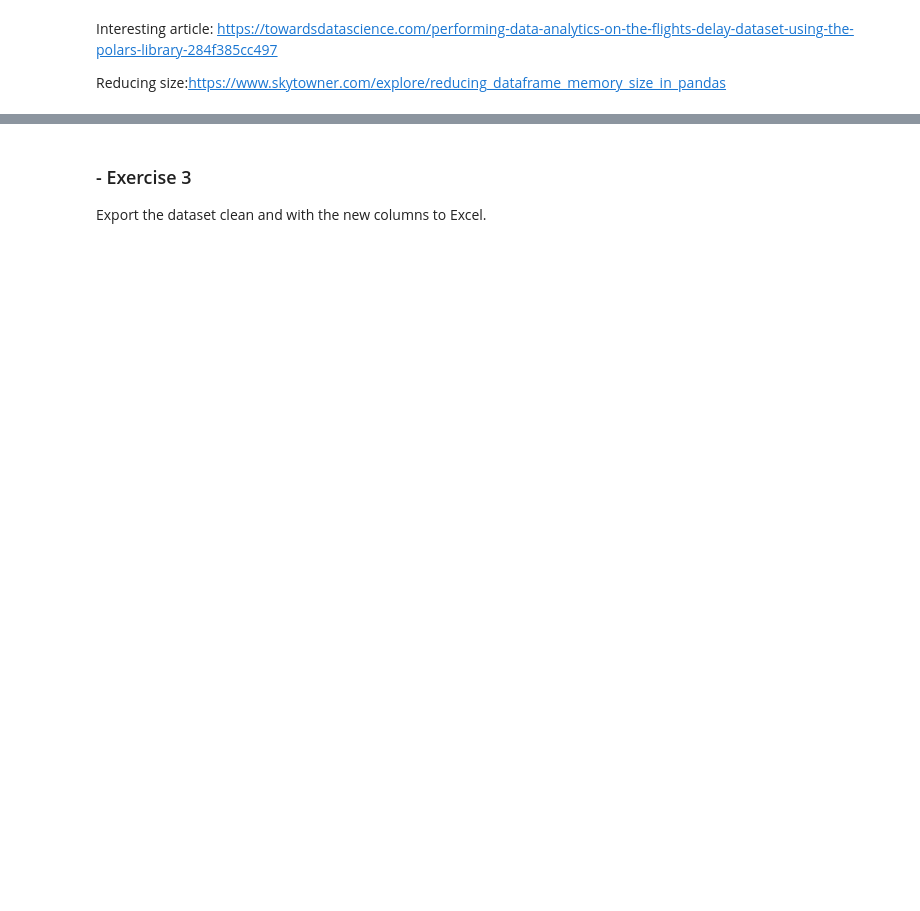
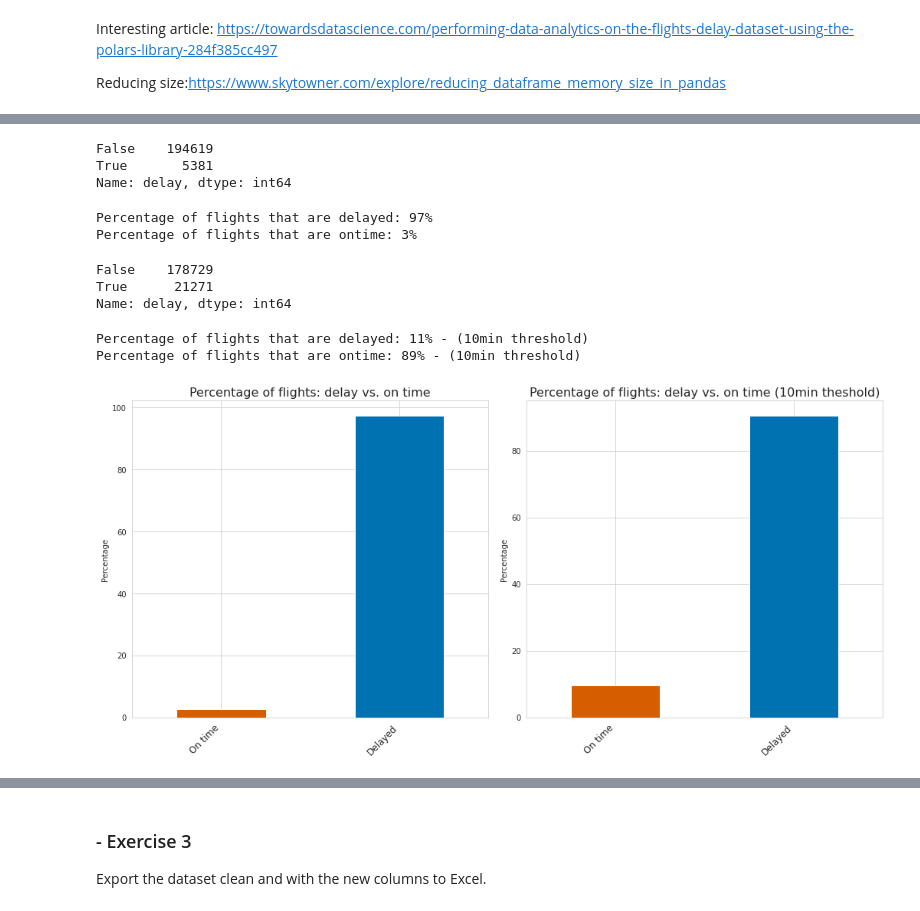
Before and after one commit to ddenebb/programacio_numerica, a Jupyter notebook: Tasca_M3_T02.ipynb, the cells around one changed output, grey strips where cells are left out. Cells and saved outputs as stored; diff of their text form; code cells hidden in the pictures; blank space fills up the shorter version.

```diff
--- a/Tasca_M3_T02.ipynb
+++ b/Tasca_M3_T02.ipynb
@@ -82,0 +259,40 @@ Do a full dataset report:
+# %%
+#total no. of flights ontime, and delayed
+delay_perc = (df['delay']<=0) #true: before or ontime, false: delayed
+delay_perc.value_counts() #count
+# %% [output]
+False    194619
+True       5381
+Name: delay, dtype: int64
+# %%
+#manual math cell: percentage of delayed flights
+tot_flights = (194611+5389)
+del_flights = 194611
+ont_flights = 5389
+perc=del_flights/tot_flights
+perc2=ont_flights/tot_flights
+print("Percentage of flights that are delayed: {:.00%}".format(perc))
+print("Percentage of flights that are ontime: {:.00%}".format(perc2))
+# %% [output]
+Percentage of flights that are delayed: 97%
+Percentage of flights that are ontime: 3%
+# %%
+#change the total delay threshold to 10 minutes:
+delay_perc2 = (df['delay']<=10) #10 min delay or less.
+delay_perc2.value_counts() #count
+# %% [output]
+False    178729
+True      21271
+Name: delay, dtype: int64
+# %%
+#manual math cell: percentage of delayed flights (10min  threshold)
+tot_flights = (178718+21282)
+del_flights = 21282
+ont_flights = 178718
+perc=del_flights/tot_flights
+perc2=ont_flights/tot_flights
+print("Percentage of flights that are delayed: {:.00%} - (10min threshold)".format(perc))
+print("Percentage of flights that are ontime: {:.00%} - (10min threshold)".format(perc2))
+# %% [output]
+Percentage of flights that are delayed: 11% - (10min threshold)
+Percentage of flights that are ontime: 89% - (10min threshold)
@@ -83 +303,41 @@ Do a full dataset report:
+# %%
+#set plotting style for notebook
+sns.reset_orig()
+plt.style.use('seaborn-colorblind')
+sns.set_style("whitegrid")
+# %%
+#plot delays
+
+#data prep for plot
+#percentage of delays converted to true/false values
+delay_perc_plot = pd.DataFrame() #empty df
+delay_perc_plot['Status']=df['delay']<=0 #column with delay status
+for col in delay_perc_plot.columns[delay_perc_plot.dtypes == 'bool']:
+    delay_perc_plot['Status'] = delay_perc_plot['Status'].map({True: 'On time', False: 'Delayed'}) #convert to boolean
+# %%
+#percentage of delays with a 10 min threshold (true/false)
+delay_perc_plot_10 = pd.DataFrame() #cempty df
+delay_perc_plot_10['Status_10min_int']=df['delay']<10 #10min threshold
+for col in delay_perc_plot_10.columns[delay_perc_plot_10.dtypes == 'bool']:
+    delay_perc_plot_10['Status_10min_int'] = delay_perc_plot_10['Status_10min_int'].map({True: 'On time', False: 'Delayed'}) #convert to boolean
+# %%
+#combined plot
+f, ax = plt.subplots(1,2,figsize=(15, 7))
+
+palette=['C2','C0'] #set colour
+
+(delay_perc_plot['Status'].value_counts(normalize=True)*100).sort_values().plot(kind = 'bar', ax=ax[0], color=palette) #plot in percentage
+(delay_perc_plot_10['Status_10min_int'].value_counts(normalize=True)*100).sort_values().plot(kind = 'bar', ax=ax[1], color=palette) #plot in percentage
+#set labels
+ax[0].set_title("Percentage of flights: delay vs. on time",fontsize = 16) #title ax0
+plt.setp(ax[0].get_xticklabels(), rotation=45, ha='right',fontsize = 12) #rotate ax0
+ax[0].set(ylabel="Percentage")
+ax[1].set_title("Percentage of flights: delay vs. on time (10min theshold)",fontsize = 16) #title ax1
+plt.setp(ax[1].get_xticklabels(), rotation=45, ha='right',fontsize = 12) #rotate ax1
+ax[1].set(ylabel="Percentage")
+plt.tight_layout() #tight layout
+plt.style.use('seaborn-colorblind')
+plt.show() #plot
+# %% [output]
+[figure, added]
 # %%
```
Also changed, not shown: parts of 19 cells of this notebook.
